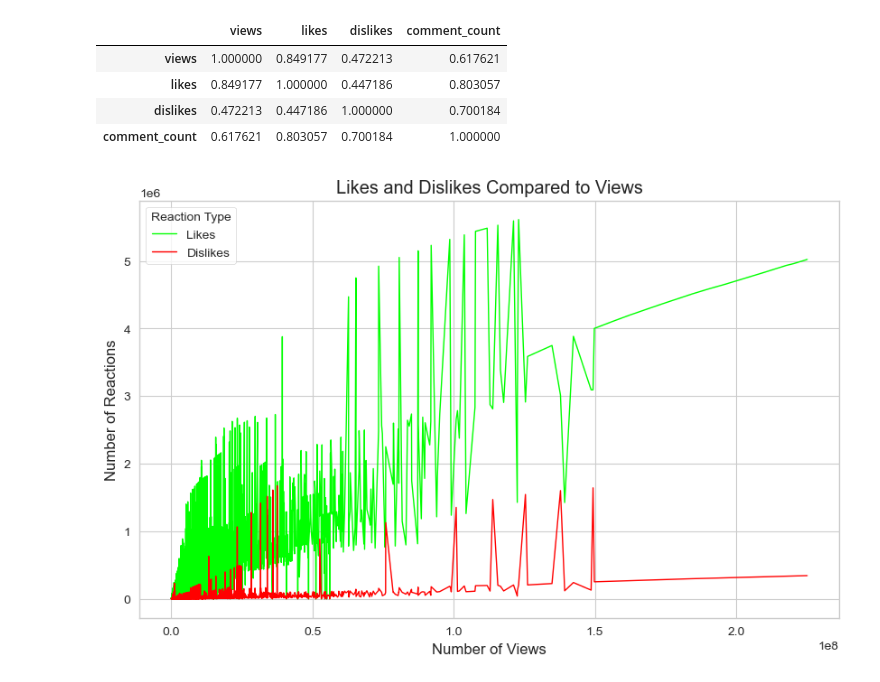
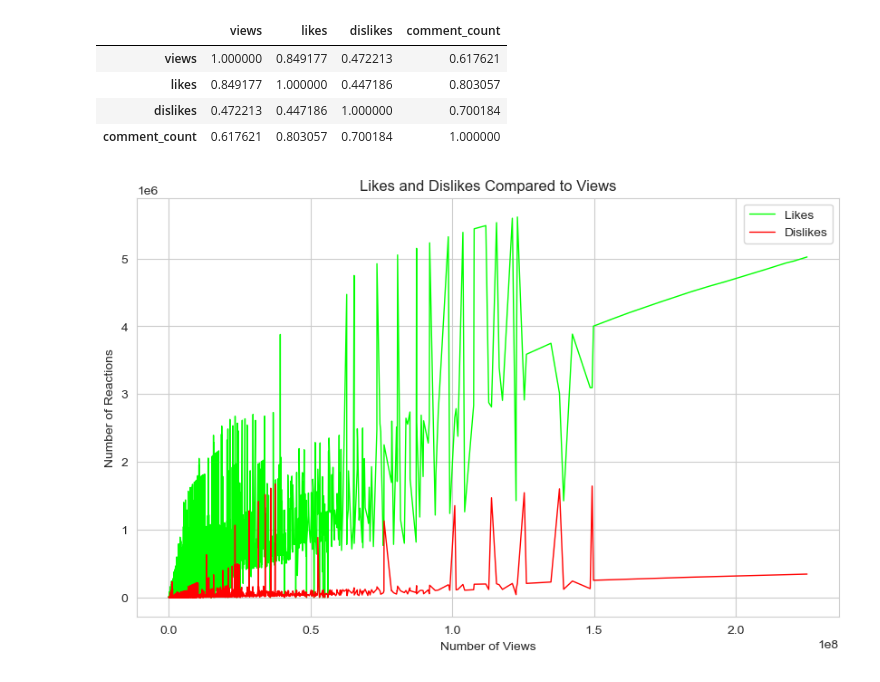
Before and after one commit to TLuter-252/Pandas_EDA_Youtube, a Jupyter notebook: tims_notebook.ipynb, the cells around one changed output. Drawn from its saved outputs; the diff is of its cells as text; code cells hidden in the pictures.

```diff
--- a/tims_notebook.ipynb
+++ b/tims_notebook.ipynb
@@ -26,25 +26,18 @@ corr_table
 | dislikes | 0.472213 | 0.447186 | 1.000000 | 0.700184 |
 | comment_count | 0.617621 | 0.803057 | 0.700184 | 1.000000 |
 # %%
-import seaborn as sns
-import matplotlib.pyplot as plt
-
-
-sns.set_style("whitegrid")
-
-
 yt_df_sorted = yt_df.sort_values('views')
 
 plt.figure(figsize=(10,6))
 
 plt.plot(yt_df_sorted['views'], yt_df_sorted['likes'], color='lime', label='Likes', linewidth=1)
 plt.plot(yt_df_sorted['views'], yt_df_sorted['dislikes'], color='red', label='Dislikes', linewidth=1)
 
 plt.title("Likes and Dislikes Compared to Views")
 plt.xlabel("Number of Views")
 plt.ylabel("Number of Reactions")
-plt.legend(title="Reaction Type")
+plt.legend()
 
 plt.show()
 # %% [output]
-[figure, old version]
+[figure, new version]
```
Also changed, not shown: parts of 3 cells of this notebook.
